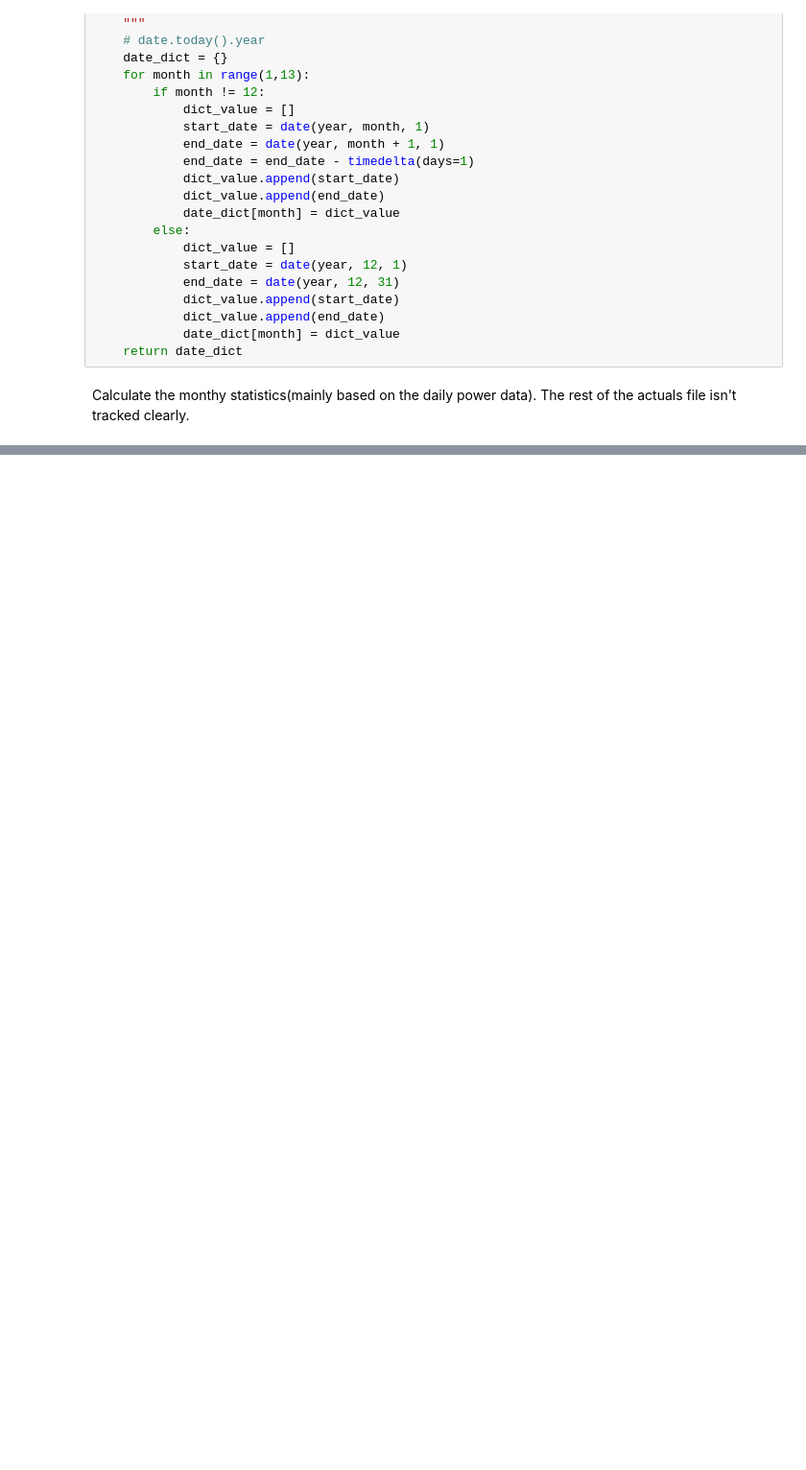
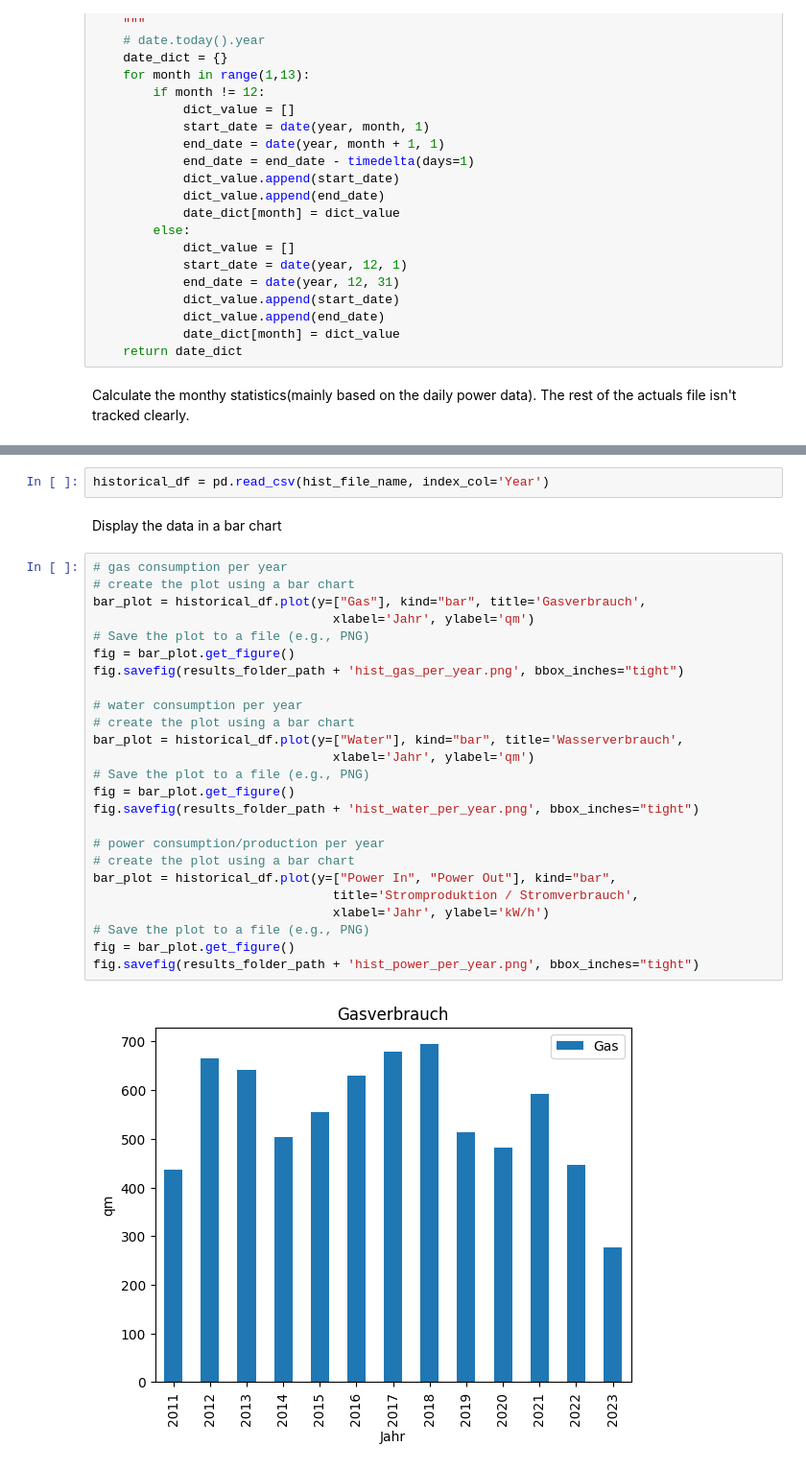
Before and after one commit to winkste/ha_resource_logger, a Jupyter notebook: src/analysis.ipynb, the cells around one changed output, grey strips where cells are left out. Shown at 96% size. Saved outputs shown, nothing was run; the diff lists cells and outputs as text; blank space fills up the shorter version.

```diff
--- a/src/analysis.ipynb
+++ b/src/analysis.ipynb
@@ -132,0 +213,31 @@ mth_stats_df.to_csv(result_file)
+# %%
+historical_df = pd.read_csv(hist_file_name, index_col='Year')
+# %% [markdown]
+Display the data in a bar chart
+# %%
+# gas consumption per year
+# create the plot using a bar chart
+bar_plot = historical_df.plot(y=["Gas"], kind="bar", title='Gasverbrauch',
+                                xlabel='Jahr', ylabel='qm')
+# Save the plot to a file (e.g., PNG)
+fig = bar_plot.get_figure()
+fig.savefig(results_folder_path + 'hist_gas_per_year.png', bbox_inches="tight")
+
+# water consumption per year
+# create the plot using a bar chart
+bar_plot = historical_df.plot(y=["Water"], kind="bar", title='Wasserverbrauch',
+                                xlabel='Jahr', ylabel='qm')
+# Save the plot to a file (e.g., PNG)
+fig = bar_plot.get_figure()
+fig.savefig(results_folder_path + 'hist_water_per_year.png', bbox_inches="tight")
+
+# power consumption/production per year
+# create the plot using a bar chart
+bar_plot = historical_df.plot(y=["Power In", "Power Out"], kind="bar",
+                                title='Stromproduktion / Stromverbrauch',
+                                xlabel='Jahr', ylabel='kW/h')
+# Save the plot to a file (e.g., PNG)
+fig = bar_plot.get_figure()
+fig.savefig(results_folder_path + 'hist_power_per_year.png', bbox_inches="tight")
+# %% [output]
+[figure, added]
```
Also changed, not shown: parts of 15 cells of this notebook, 2 other files.
